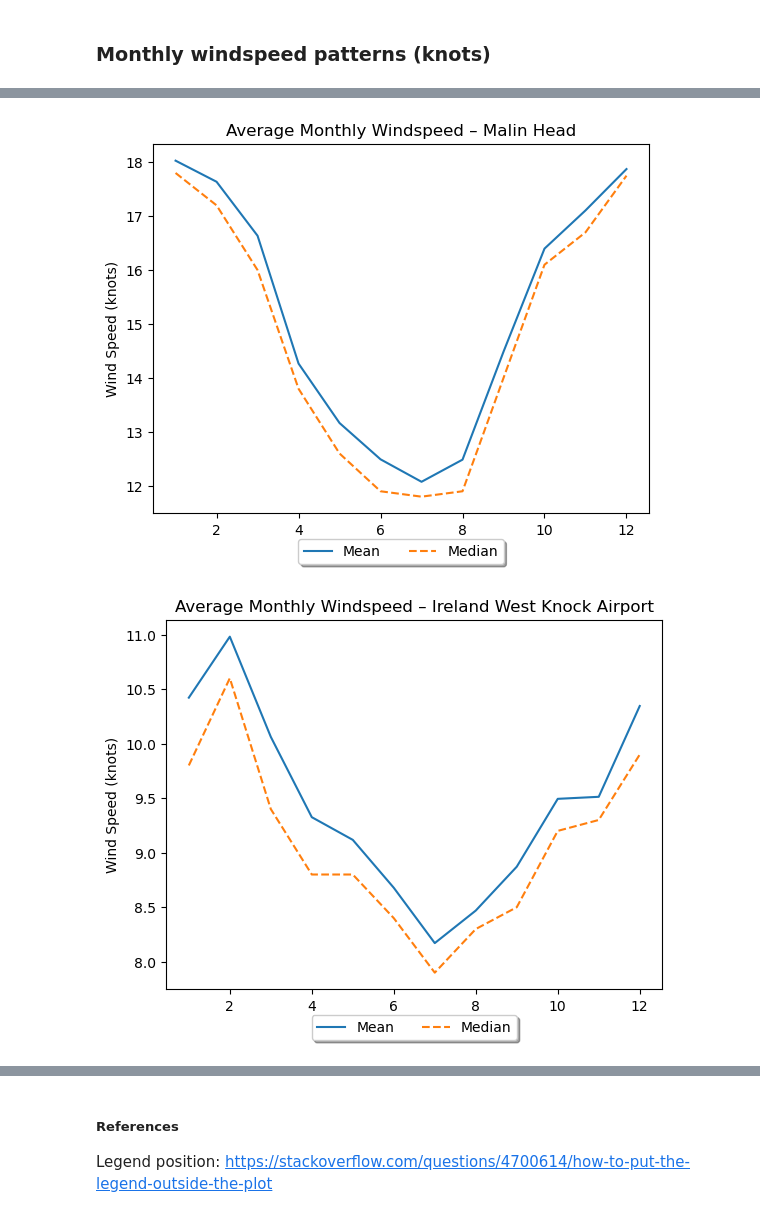
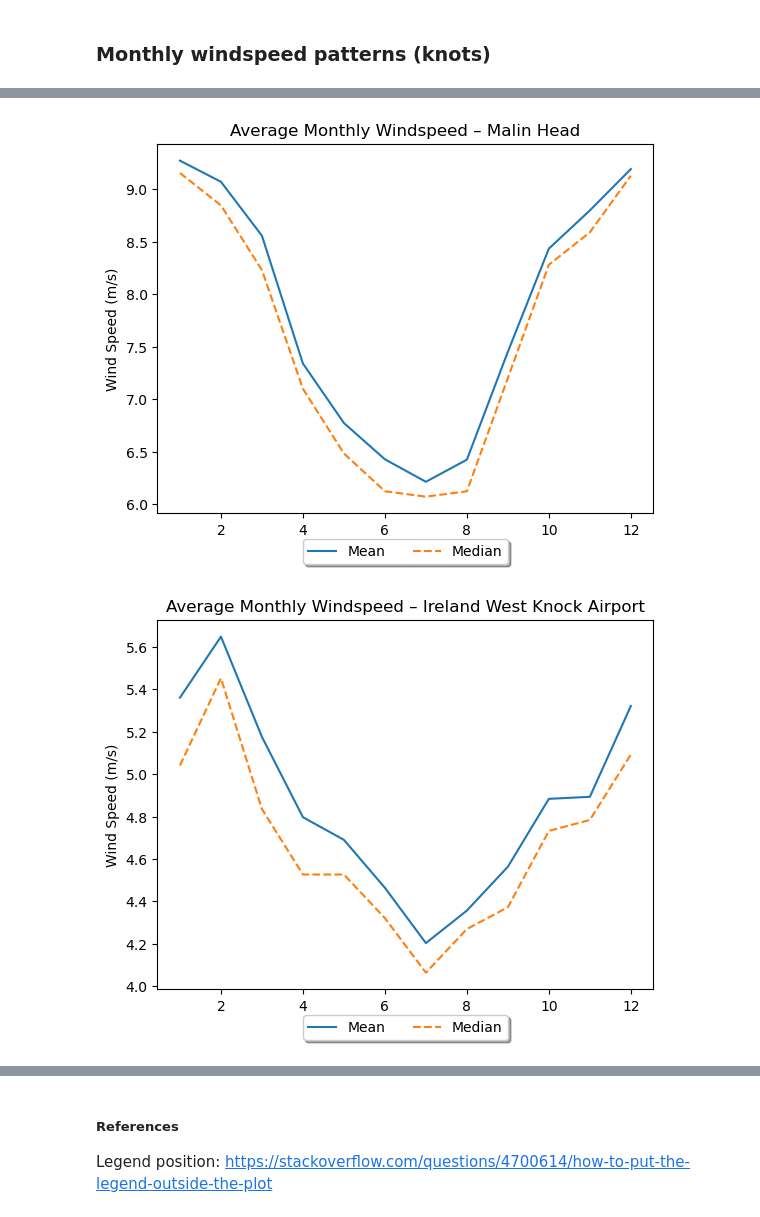
Before and after one commit to vanelyraa/programming-for-data-analytics, a Jupyter notebook: project/project.ipynb, the cells around one changed output, grey strips where cells are left out. Saved outputs shown, nothing was run; the diff lists cells and outputs as text; code cells hidden in the pictures.

```diff
--- a/project/project.ipynb
+++ b/project/project.ipynb
@@ -220,8 +240,4 @@ Rounding column values: https://stackoverflow.com/questions/26133538/round-a-sin
 # %%
-# Name of stations labels
-all_stations_hly = ["mace_hly", "ballyhaise_hly", "gurteen_hly", "mtdillon_hly","malin_hly", "knock_hly"]
-labels = ["Mace Head", "Malin Head", "Ireland West Knock Airport", "Ballyhaise", "Gurteen", "Mount Dillon"]
-
 # Loop through stations
 for i in range(len(all_stations_hly)): #Loop throught the length of the data, number of times to loop through
     station = all_stations_hly[i] # Get the weather station at a determined position, first loop will fetch data from position 0 and so on
@@ -231,8 +247,7 @@ for i in range(len(all_stations_hly)): #Loop throught the length of the data, nu
     df_2024 = df_weather_hly[station][df_weather_hly[station]["date"].dt.year == 2024]
 
     # Grouping data and windspeed and calculating mean yearly windspeed
-    hourly_mean = df_2024.groupby(df_2024["date"])["wdsp"].mean()
-
+    hourly_mean = df_2024.groupby(df_2024["date"])["ms_wdsp"].mean()
 
     # Ploting lines
     plt.plot(hourly_mean, label=label)
@@ -244,7 +259,7 @@ for i in range(len(all_stations_hly)): #Loop throught the length of the data, nu
     #plt.legend(loc='upper center', bbox_to_anchor=(0.5, -0.05),fancybox=True, shadow=True, ncol=5)
     plt.title(f"Average Hourly Wind Speed – {label}")
     plt.xlabel("Hour")
-    plt.ylabel("Wind Speed (knots)")
+    plt.ylabel("Wind Speed (m/s)")
 
     plt.show()
 # %% [output]
@@ -263,8 +278,8 @@ for i in range(len(all_stations)): #Loop throught the length of the data, number
     label = labels[i] # Same as above but with labels
 
     # Grouping data and windspeed and calculating men windspeed per month
-    monthly_mean = df_weather[station].groupby(df_weather[station]["date"].dt.month)["wdsp"].mean()
-    monthly_median = df_weather[station].groupby(df_weather[station]["date"].dt.month)["wdsp"].median()
+    monthly_mean = df_weather[station].groupby(df_weather[station]["date"].dt.month)["ms_wdsp"].mean()
+    monthly_median = df_weather[station].groupby(df_weather[station]["date"].dt.month)["ms_wdsp"].median()
     # Ploting lines
     plt.plot(monthly_mean, label="Mean")
     plt.plot(monthly_median, linestyle="--",label="Median")
@@ -276,6 +291,6 @@ for i in range(len(all_stations)): #Loop throught the length of the data, number
     plt.legend(loc='upper center', bbox_to_anchor=(0.5, -0.05),fancybox=True, shadow=True, ncol=5)
     plt.title(f"Average Monthly Windspeed – {label}")
     plt.xlabel("Month")
-    plt.ylabel("Wind Speed (knots)")
+    plt.ylabel("Wind Speed (m/s)")
     plt.show()
 # %% [output]
@@ -283,2 +298,2 @@ for i in range(len(all_stations)): #Loop throught the length of the data, number
-[figure, old version]
+[figure, new version]
-[figure, old version]
+[figure, new version]
```
Also changed, not shown: parts of 18 cells of this notebook, 2 other files.
